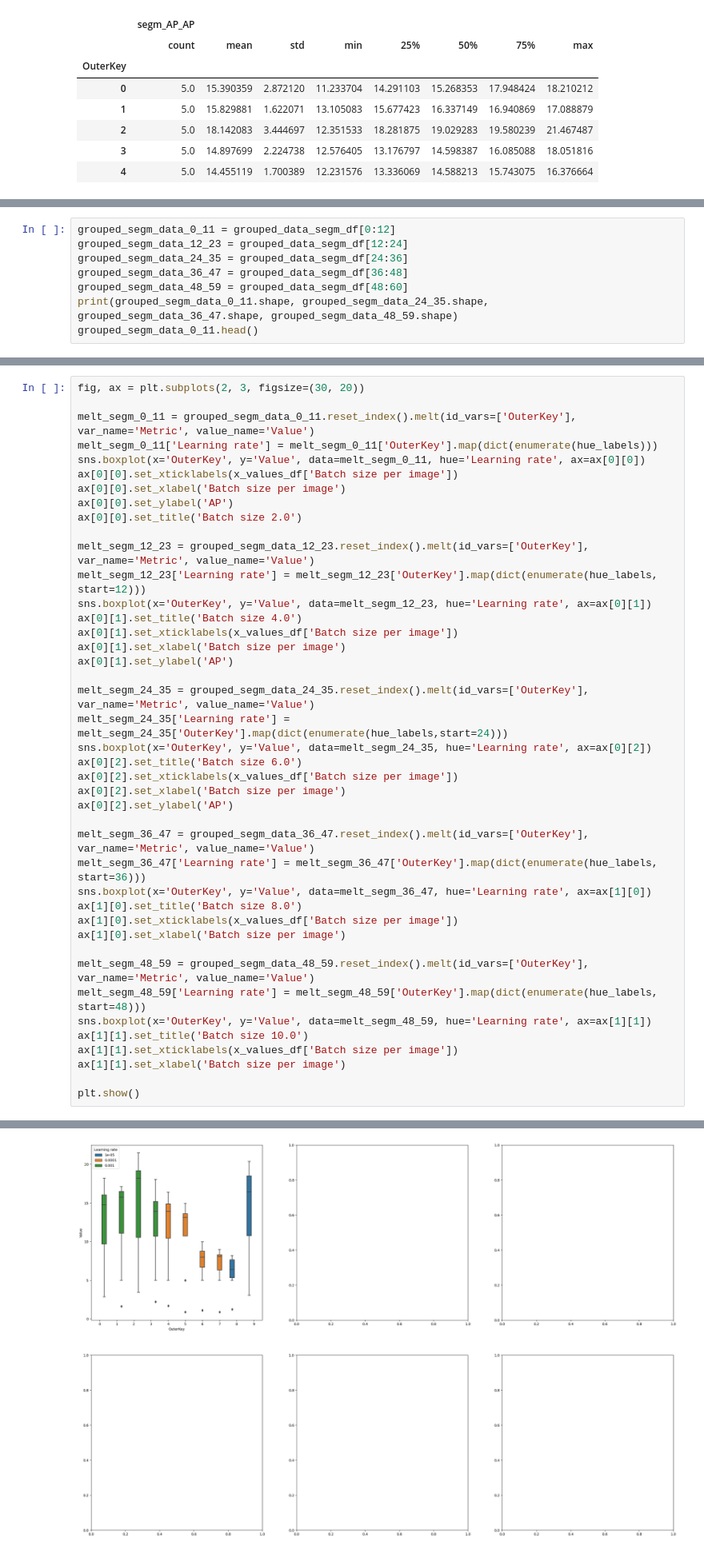
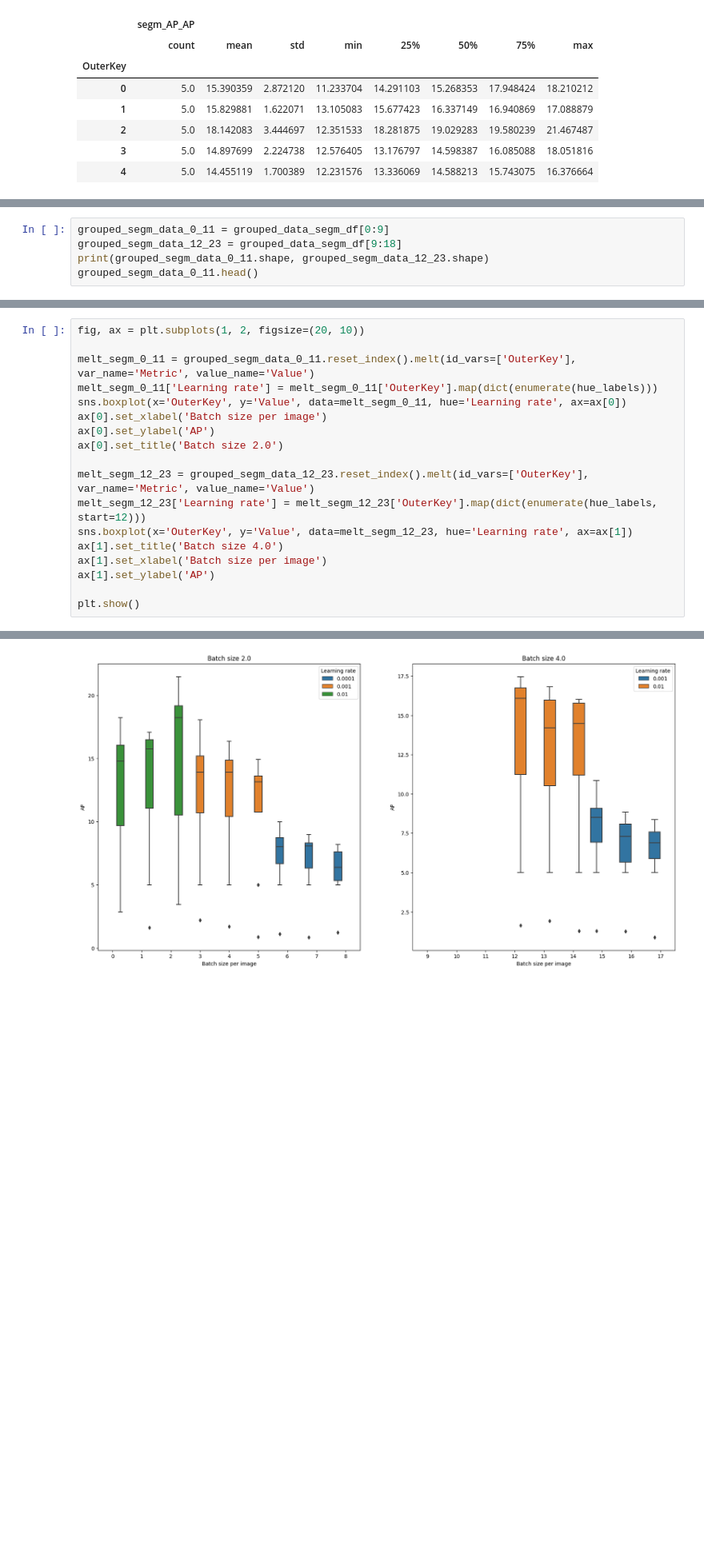
Before and after one commit to femartip/Detection-Microfibres-in-Sludge, a Jupyter notebook: Fine_tuned_Detectron2/Utils/cv_results_GLASS.ipynb, the cells around one changed output, grey strips where cells are left out. Shown at 80% size. Saved outputs shown, nothing was run; the diff lists cells and outputs as text; blank space fills up the shorter version.

```diff
--- a/Fine_tuned_Detectron2/Utils/cv_results_GLASS.ipynb
+++ b/Fine_tuned_Detectron2/Utils/cv_results_GLASS.ipynb
@@ -259,9 +273,6 @@ ValueError: The number of FixedLocator locations (2), usually from a call to set
 # %%
-grouped_segm_data_0_11 = grouped_data_segm_df[0:12]
-grouped_segm_data_12_23 = grouped_data_segm_df[12:24]
-grouped_segm_data_24_35 = grouped_data_segm_df[24:36]
-grouped_segm_data_36_47 = grouped_data_segm_df[36:48]
-grouped_segm_data_48_59 = grouped_data_segm_df[48:60]
-print(grouped_segm_data_0_11.shape, grouped_segm_data_24_35.shape, grouped_segm_data_36_47.shape, grouped_segm_data_48_59.shape)
+grouped_segm_data_0_11 = grouped_data_segm_df[0:9]
+grouped_segm_data_12_23 = grouped_data_segm_df[9:18]
+print(grouped_segm_data_0_11.shape, grouped_segm_data_12_23.shape)
 grouped_segm_data_0_11.head()
 # %% [output]
@@ -275,45 +286,21 @@ grouped_segm_data_0_11.head()
 | 3 | 5.0 | 14.897699 | 2.224738 | 12.576405 | 13.176797 | 14.598387 | 16.085088 | 18.051816 |
 | 4 | 5.0 | 14.455119 | 1.700389 | 12.231576 | 13.336069 | 14.588213 | 15.743075 | 16.376664 |
 # %%
-fig, ax = plt.subplots(2, 3, figsize=(30, 20))
+fig, ax = plt.subplots(1, 2, figsize=(20, 10))
 
 melt_segm_0_11 = grouped_segm_data_0_11.reset_index().melt(id_vars=['OuterKey'], var_name='Metric', value_name='Value')
 melt_segm_0_11['Learning rate'] = melt_segm_0_11['OuterKey'].map(dict(enumerate(hue_labels)))
-sns.boxplot(x='OuterKey', y='Value', data=melt_segm_0_11, hue='Learning rate', ax=ax[0][0])
-ax[0][0].set_xticklabels(x_values_df['Batch size per image'])
-ax[0][0].set_xlabel('Batch size per image')
-ax[0][0].set_ylabel('AP')
-ax[0][0].set_title('Batch size 2.0')
+sns.boxplot(x='OuterKey', y='Value', data=melt_segm_0_11, hue='Learning rate', ax=ax[0])
+ax[0].set_xlabel('Batch size per image')
+ax[0].set_ylabel('AP')
+ax[0].set_title('Batch size 2.0')
 
 melt_segm_12_23 = grouped_segm_data_12_23.reset_index().melt(id_vars=['OuterKey'], var_name='Metric', value_name='Value')
 melt_segm_12_23['Learning rate'] = melt_segm_12_23['OuterKey'].map(dict(enumerate(hue_labels, start=12)))
-sns.boxplot(x='OuterKey', y='Value', data=melt_segm_12_23, hue='Learning rate', ax=ax[0][1])
-ax[0][1].set_title('Batch size 4.0')
-ax[0][1].set_xticklabels(x_values_df['Batch size per image'])
-ax[0][1].set_xlabel('Batch size per image')
-ax[0][1].set_ylabel('AP')
-
-melt_segm_24_35 = grouped_segm_data_24_35.reset_index().melt(id_vars=['OuterKey'], var_name='Metric', value_name='Value')
-melt_segm_24_35['Learning rate'] = melt_segm_24_35['OuterKey'].map(dict(enumerate(hue_labels,start=24)))
-sns.boxplot(x='OuterKey', y='Value', data=melt_segm_24_35, hue='Learning rate', ax=ax[0][2])
-ax[0][2].set_title('Batch size 6.0')
-ax[0][2].set_xticklabels(x_values_df['Batch size per image'])
-ax[0][2].set_xlabel('Batch size per image')
-ax[0][2].set_ylabel('AP')
-
-melt_segm_36_47 = grouped_segm_data_36_47.reset_index().melt(id_vars=['OuterKey'], var_name='Metric', value_name='Value')
-melt_segm_36_47['Learning rate'] = melt_segm_36_47['OuterKey'].map(dict(enumerate(hue_labels, start=36)))
-sns.boxplot(x='OuterKey', y='Value', data=melt_segm_36_47, hue='Learning rate', ax=ax[1][0])
-ax[1][0].set_title('Batch size 8.0')
-ax[1][0].set_xticklabels(x_values_df['Batch size per image'])
-ax[1][0].set_xlabel('Batch size per image')
-
-melt_segm_48_59 = grouped_segm_data_48_59.reset_index().melt(id_vars=['OuterKey'], var_name='Metric', value_name='Value')
-melt_segm_48_59['Learning rate'] = melt_segm_48_59['OuterKey'].map(dict(enumerate(hue_labels, start=48)))
-sns.boxplot(x='OuterKey', y='Value', data=melt_segm_48_59, hue='Learning rate', ax=ax[1][1])
-ax[1][1].set_title('Batch size 10.0')
-ax[1][1].set_xticklabels(x_values_df['Batch size per image'])
-ax[1][1].set_xlabel('Batch size per image')
+sns.boxplot(x='OuterKey', y='Value', data=melt_segm_12_23, hue='Learning rate', ax=ax[1])
+ax[1].set_title('Batch size 4.0')
+ax[1].set_xlabel('Batch size per image')
+ax[1].set_ylabel('AP')
 
 plt.show()
 # %% [output]
@@ -321,4 +307,4 @@ ValueError: The number of FixedLocator locations (10), usually from a call to se
-[figure, old version]
+[figure, new version]
 # %% [markdown]
 From the following graphs, we can extract that, as the performance increases, the variance of the results also increases. This is expected in neural networls as they are a high variance model.
 # %% [markdown]
```
Also changed, not shown: parts of 11 cells of this notebook, 3 other files.
